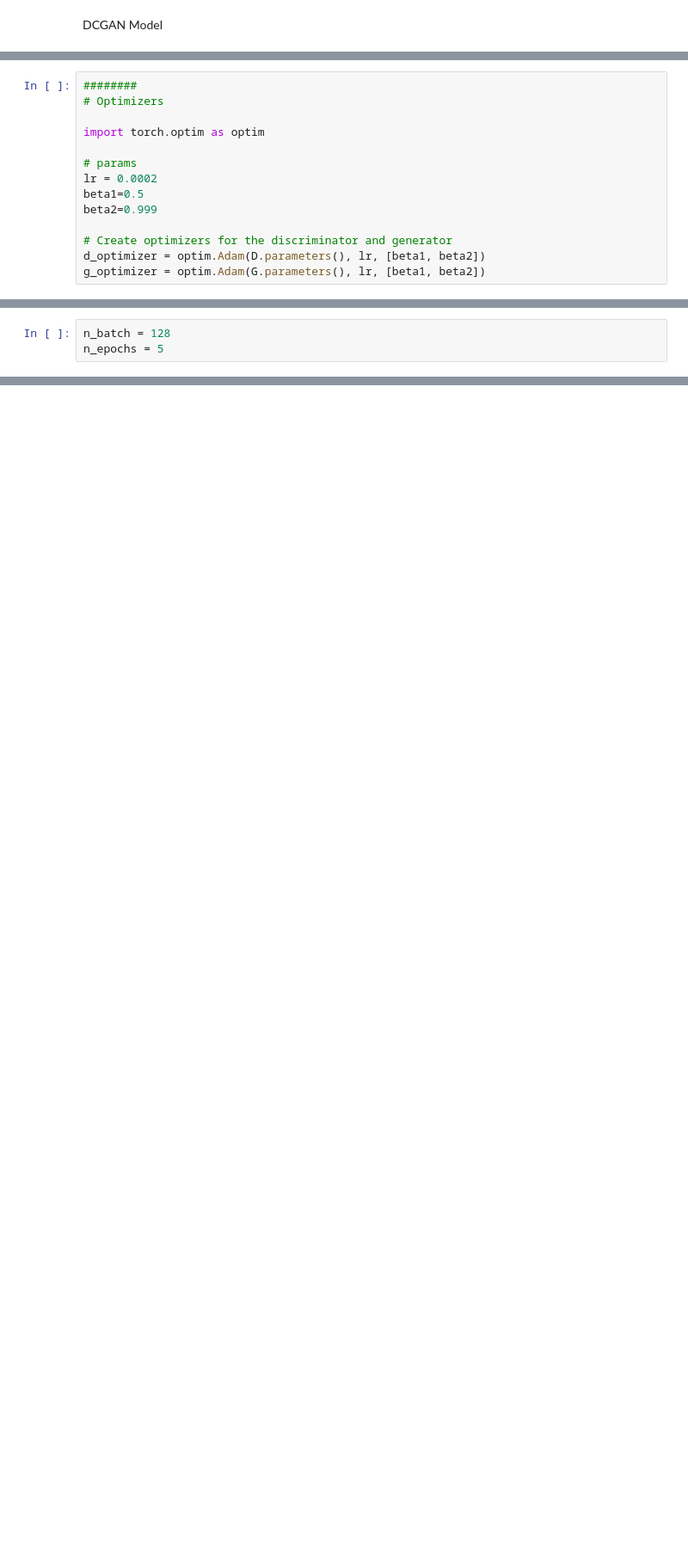
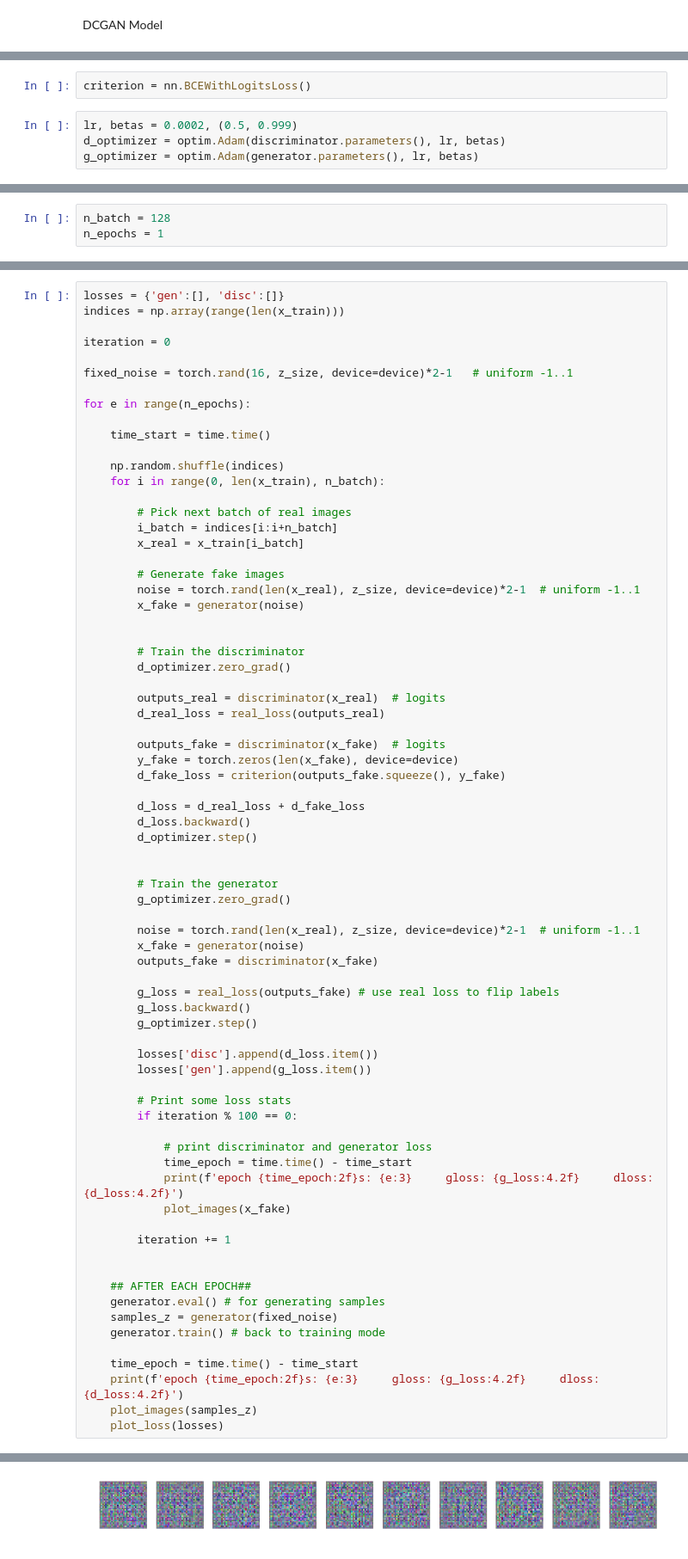
Before and after one commit to marcinbogdanski/ai-sketchpad, a Jupyter notebook: PyTorchNN/3210_DCGAN.ipynb, the cells around one changed output, grey strips where cells are left out. Shown at 86% size. Cells and saved outputs as stored; diff of their text form; blank space fills up the shorter version.

Commit message:
Tidy PyTorch DCGAN code

```diff
--- a/PyTorchNN/3210_DCGAN.ipynb
+++ b/PyTorchNN/3210_DCGAN.ipynb
@@ -363,20 +323,12 @@ def fake_loss(D_out):
     # calculate loss
     loss = criterion(D_out.squeeze(), labels)
     return loss
+# %%
+criterion = nn.BCEWithLogitsLoss()
 # %%
-########
-# Optimizers
-
-import torch.optim as optim
-
-# params
-lr = 0.0002
-beta1=0.5
-beta2=0.999
-
-# Create optimizers for the discriminator and generator
-d_optimizer = optim.Adam(D.parameters(), lr, [beta1, beta2])
-g_optimizer = optim.Adam(G.parameters(), lr, [beta1, beta2])
+lr, betas = 0.0002, (0.5, 0.999)
+d_optimizer = optim.Adam(discriminator.parameters(), lr, betas)
+g_optimizer = optim.Adam(generator.parameters(), lr, betas)
 # %%
 def plot_images(x_fake):  # Expects tensor shape [batch, 3, width, height]
     fig, axes = plt.subplots(nrows=1, ncols=10, figsize=[16,9])
@@ -393,4 +345,4 @@ def plot_loss(losses):
     plt.show()
 # %%
 n_batch = 128
-n_epochs = 5
+n_epochs = 1
@@ -664,0 +349,74 @@ Epoch [    1/    5] | d_loss: 0.3864 | g_loss: 2.6604
+# %%
+losses = {'gen':[], 'disc':[]}
+indices = np.array(range(len(x_train)))
+
+iteration = 0
+
+fixed_noise = torch.rand(16, z_size, device=device)*2-1   # uniform -1..1
+
+for e in range(n_epochs):
+
+    time_start = time.time()
+
+    np.random.shuffle(indices)
+    for i in range(0, len(x_train), n_batch):
+
+        # Pick next batch of real images
+        i_batch = indices[i:i+n_batch]
+        x_real = x_train[i_batch]
+
+        # Generate fake images
+        noise = torch.rand(len(x_real), z_size, device=device)*2-1  # uniform -1..1
+        x_fake = generator(noise)
+
+
+        # Train the discriminator
+        d_optimizer.zero_grad()
+
+        outputs_real = discriminator(x_real)  # logits
+        d_real_loss = real_loss(outputs_real)
+
+        outputs_fake = discriminator(x_fake)  # logits
+        y_fake = torch.zeros(len(x_fake), device=device)
+        d_fake_loss = criterion(outputs_fake.squeeze(), y_fake)
+
+        d_loss = d_real_loss + d_fake_loss
+        d_loss.backward()
+        d_optimizer.step()
+
+
+        # Train the generator
+        g_optimizer.zero_grad()
+
+        noise = torch.rand(len(x_real), z_size, device=device)*2-1  # uniform -1..1
+        x_fake = generator(noise)
+        outputs_fake = discriminator(x_fake)
+
+        g_loss = real_loss(outputs_fake) # use real loss to flip labels
+        g_loss.backward()
+        g_optimizer.step()
+
+        losses['disc'].append(d_loss.item())
+        losses['gen'].append(g_loss.item())
+
+        # Print some loss stats
+        if iteration % 100 == 0:
+
+            # print discriminator and generator loss
+            time_epoch = time.time() - time_start
+            print(f'epoch {time_epoch:2f}s: {e:3}     gloss: {g_loss:4.2f}     dloss: {d_loss:4.2f}')
+            plot_images(x_fake)
+
+        iteration += 1
+
+
+    ## AFTER EACH EPOCH##
+    generator.eval() # for generating samples
+    samples_z = generator(fixed_noise)
+    generator.train() # back to training mode
+
+    time_epoch = time.time() - time_start
+    print(f'epoch {time_epoch:2f}s: {e:3}     gloss: {g_loss:4.2f}     dloss: {d_loss:4.2f}')
+    plot_images(samples_z)
+    plot_loss(losses)
+# %% [output]
@@ -664,0 +424 @@ Epoch [    1/    5] | d_loss: 0.3864 | g_loss: 2.6604
+[figure, added]
```
Also changed, not shown: parts of 29 cells of this notebook.
